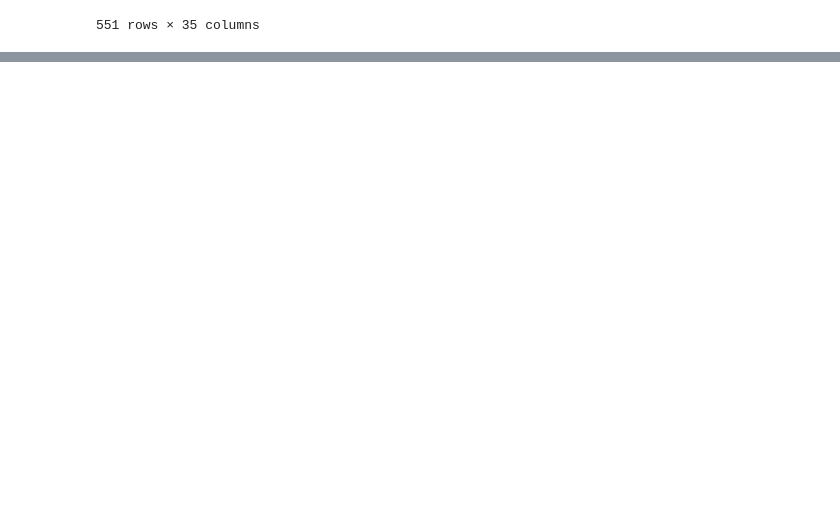
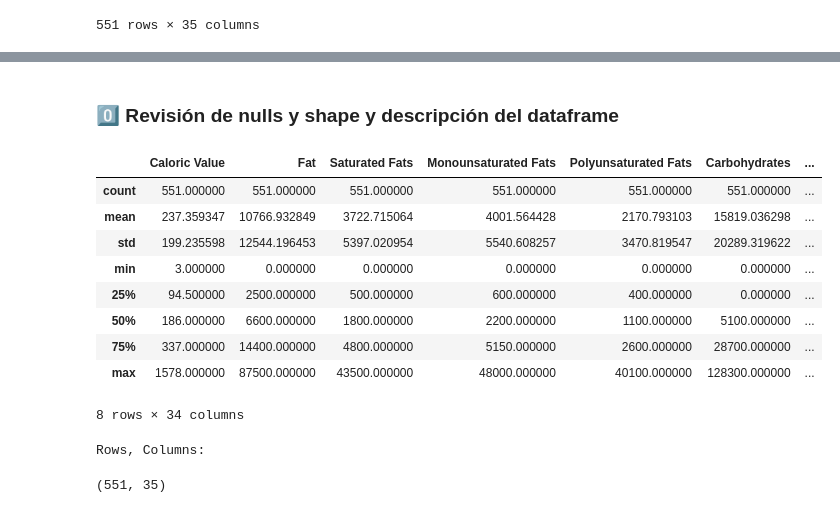
Before and after one commit to LINDAINES213/ML_EDA, a Jupyter notebook: EDA.ipynb, the cells around one changed output, grey strips where cells are left out. Cells and saved outputs as stored; diff of their text form; code cells hidden in the pictures; blank space fills up the shorter version.

```diff
--- a/EDA.ipynb
+++ b/EDA.ipynb
@@ -20,0 +104,21 @@ df
+# %% [markdown]
+### 0️⃣ Revisión de nulls y shape y descripción del dataframe
+# %%
+df.describe()
+# %% [output]
+|  | Caloric Value | Fat | Saturated Fats | Monounsaturated Fats | Polyunsaturated Fats | Carbohydrates | ... |
+| count | 551.000000 | 551.000000 | 551.000000 | 551.000000 | 551.000000 | 551.000000 | ... |
+| mean | 237.359347 | 10766.932849 | 3722.715064 | 4001.564428 | 2170.793103 | 15819.036298 | ... |
+| std | 199.235598 | 12544.196453 | 5397.020954 | 5540.608257 | 3470.819547 | 20289.319622 | ... |
+| min | 3.000000 | 0.000000 | 0.000000 | 0.000000 | 0.000000 | 0.000000 | ... |
+| 25% | 94.500000 | 2500.000000 | 500.000000 | 600.000000 | 400.000000 | 0.000000 | ... |
+| 50% | 186.000000 | 6600.000000 | 1800.000000 | 2200.000000 | 1100.000000 | 5100.000000 | ... |
+| 75% | 337.000000 | 14400.000000 | 4800.000000 | 5150.000000 | 2600.000000 | 28700.000000 | ... |
+| max | 1578.000000 | 87500.000000 | 43500.000000 | 48000.000000 | 40100.000000 | 128300.000000 | ... |
+8 rows × 34 columns
+# %%
+print("Rows, Columns:")
+df.shape
+# %% [output]
+Rows, Columns:
+(551, 35)
```
Also changed, not shown: parts of 15 cells of this notebook, 1 other file.
